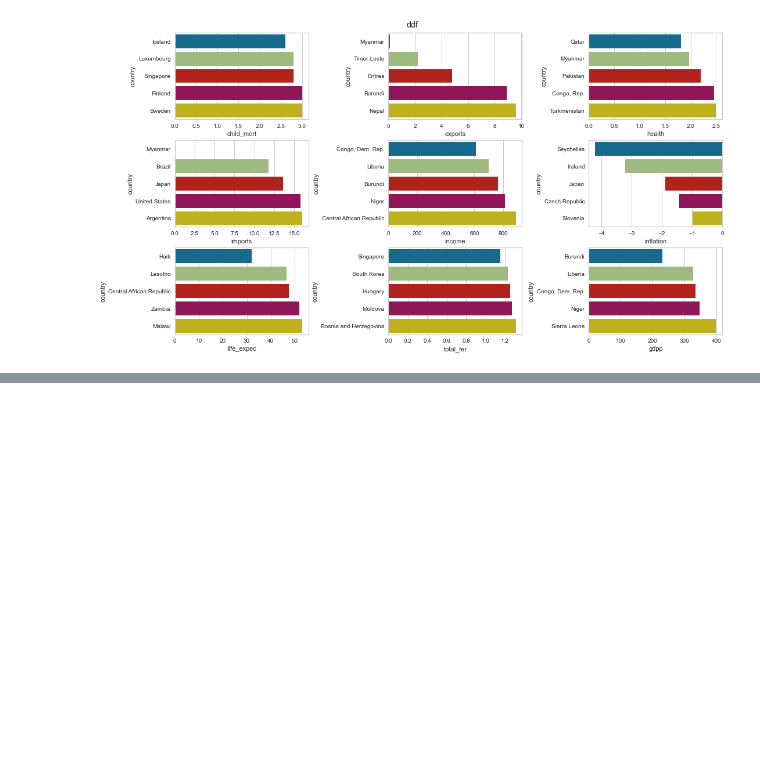
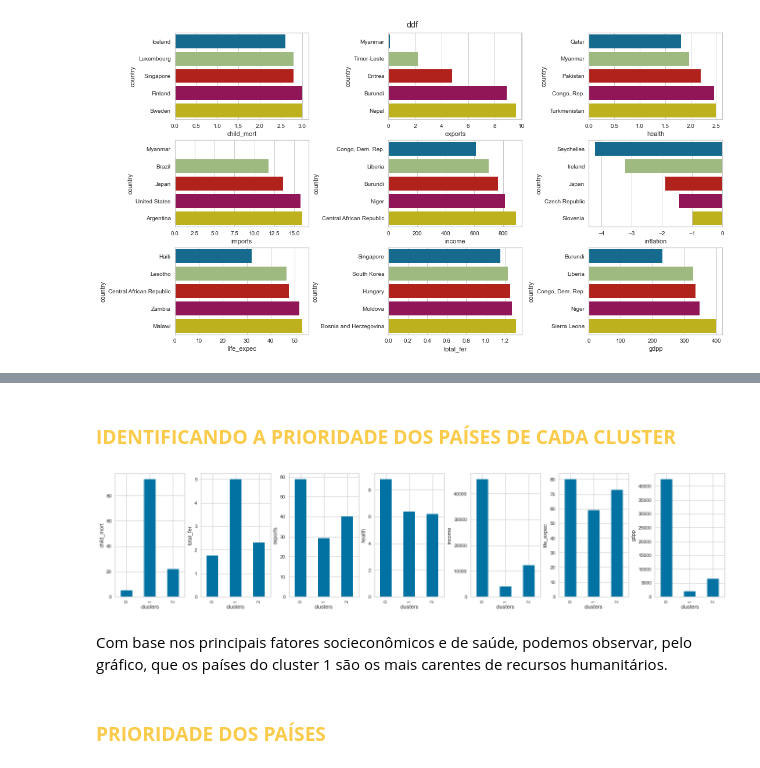
Before and after one commit to DanielaSenna/country-data-kmeans, a Jupyter notebook: projeto-country-data-kmeans/Projeto.ipynb, the cells around one changed output, grey strips where cells are left out. Drawn from its saved outputs; the diff is of its cells as text; code cells hidden in the pictures; blank space fills up the shorter version.

```diff
--- a/projeto-country-data-kmeans/Projeto.ipynb
+++ b/projeto-country-data-kmeans/Projeto.ipynb
@@ -212,0 +249,5 @@ for x, i in enumerate(cols):
+# %%
+kmeans = KMeans(n_clusters=3, init="k-means++", random_state=42)
+k_means = kmeans.fit(X)
+
+print("{} \n{} \n{} \n{}".format(k_means.n_clusters, k_means.cluster_centers_ , k_means.labels_, k_means.inertia_))
@@ -212,0 +268,5 @@ for x, i in enumerate(cols):
+# %%
+dt_kmeans = dt.copy()
+dt_kmeans["country"] = dt["country"]
+dt_kmeans["clusters"] = k_means.labels_
+dt_kmeans.head()
@@ -212,0 +280,21 @@ for x, i in enumerate(cols):
+# %% [markdown]
+### **<font color='#facb4b'>IDENTIFICANDO A PRIORIDADE DOS PAÍSES DE CADA CLUSTER</font>**
+# %%
+cols = ["child_mort", "total_fer", "exports", "health", "income", "life_expec", "gdpp"]
+
+fig, ax = plt.subplots(ncols=7, figsize=(18,4), constrained_layout=True)
+
+dt_kmeans.groupby(['clusters']).mean()["child_mort"].T.plot(kind='bar', ax=ax[0], xlabel="clusters", ylabel="child_mort")
+dt_kmeans.groupby(['clusters']).mean()["total_fer"].T.plot(kind='bar', ax=ax[1], xlabel="clusters", ylabel="total_fer")
+dt_kmeans.groupby(['clusters']).mean()["exports"].T.plot(kind='bar', ax=ax[2], xlabel="clusters", ylabel="exports")
+dt_kmeans.groupby(['clusters']).mean()["health"].T.plot(kind='bar', ax=ax[3], xlabel="clusters", ylabel="health")
+dt_kmeans.groupby(['clusters']).mean()["income"].T.plot(kind='bar', ax=ax[4], xlabel="clusters", ylabel="income")
+dt_kmeans.groupby(['clusters']).mean()["life_expec"].T.plot(kind='bar', ax=ax[5], xlabel="clusters", ylabel="life_expec")
+dt_kmeans.groupby(['clusters']).mean()["gdpp"].T.plot(kind='bar', ax=ax[6], xlabel="clusters", ylabel="gdpp")
+plt.show()
+# %% [output]
+[figure, added]
+# %% [markdown]
+Com base nos principais fatores socieconômicos e de saúde, podemos observar, pelo gráfico, que os países do cluster 1 são os mais carentes de recursos humanitários.
+# %% [markdown]
+### **<font color='#facb4b'>PRIORIDADE DOS PAÍSES</font>**
```
Also changed, not shown: parts of 57 cells of this notebook.
